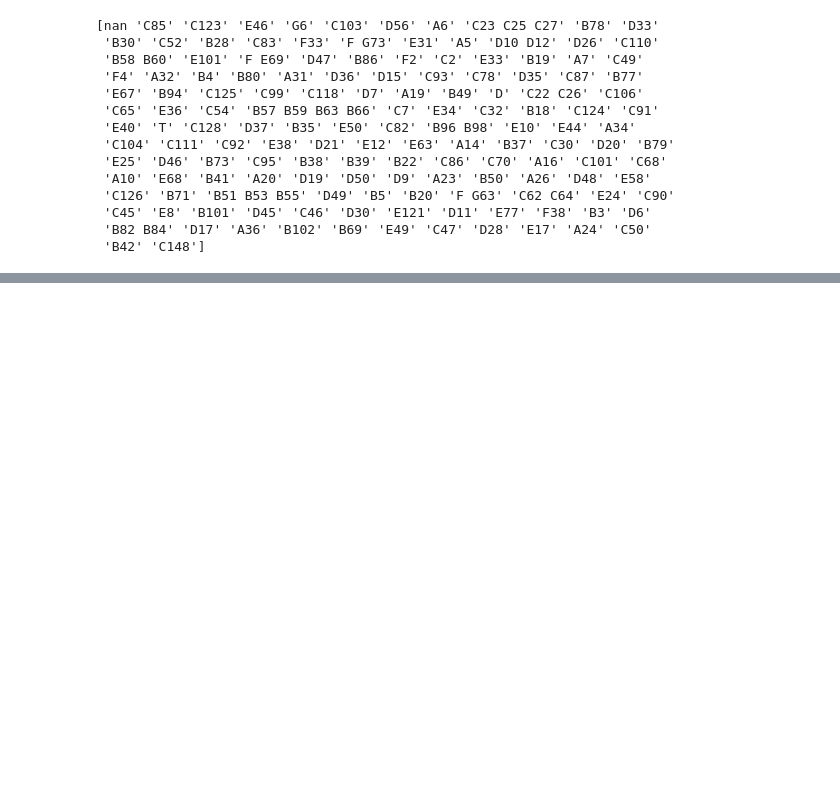
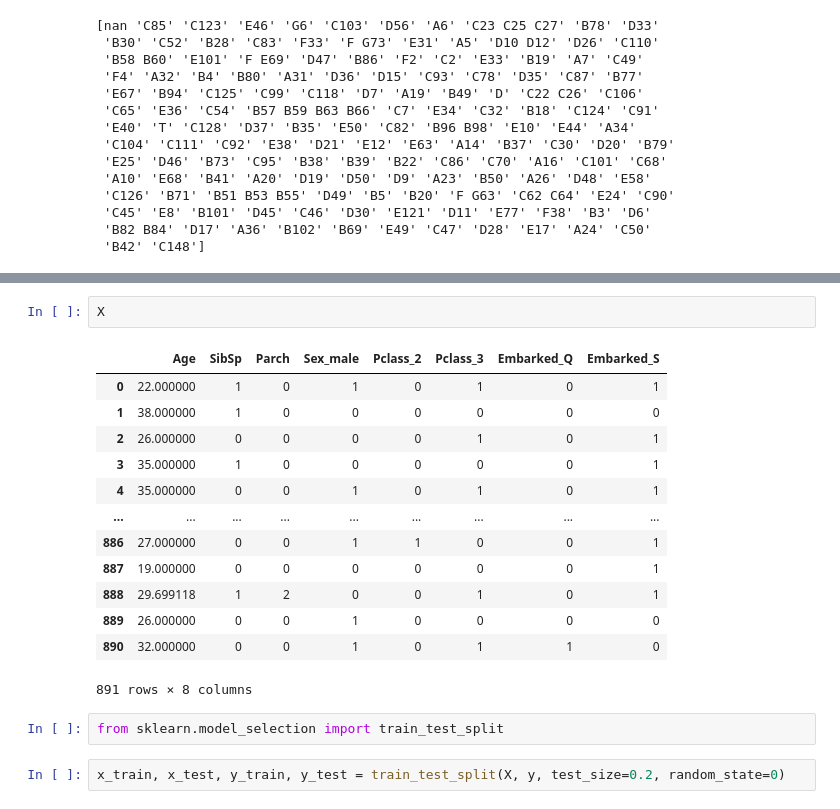
Before and after one commit to uzairwayne/python-sandbox, a Jupyter notebook: PGD-DS-AI-2024/PGD_ML/KNN/knn.ipynb, the cells around one changed output, grey strips where cells are left out. Drawn from its saved outputs; the diff is of its cells as text; blank space fills up the shorter version.

```diff
--- a/PGD-DS-AI-2024/PGD_ML/KNN/knn.ipynb
+++ b/PGD-DS-AI-2024/PGD_ML/KNN/knn.ipynb
@@ -184,0 +387,20 @@ print(df.Cabin.unique())
+# %%
+X
+# %% [output]
+|  | Age | SibSp | Parch | Sex_male | Pclass_2 | Pclass_3 | Embarked_Q | Embarked_S |
+| 0 | 22.000000 | 1 | 0 | 1 | 0 | 1 | 0 | 1 |
+| 1 | 38.000000 | 1 | 0 | 0 | 0 | 0 | 0 | 0 |
+| 2 | 26.000000 | 0 | 0 | 0 | 0 | 1 | 0 | 1 |
+| 3 | 35.000000 | 1 | 0 | 0 | 0 | 0 | 0 | 1 |
+| 4 | 35.000000 | 0 | 0 | 1 | 0 | 1 | 0 | 1 |
+| ... | ... | ... | ... | ... | ... | ... | ... | ... |
+| 886 | 27.000000 | 0 | 0 | 1 | 1 | 0 | 0 | 1 |
+| 887 | 19.000000 | 0 | 0 | 0 | 0 | 0 | 0 | 1 |
+| 888 | 29.699118 | 1 | 2 | 0 | 0 | 1 | 0 | 1 |
+| 889 | 26.000000 | 0 | 0 | 1 | 0 | 0 | 0 | 0 |
+| 890 | 32.000000 | 0 | 0 | 1 | 0 | 1 | 1 | 0 |
+891 rows × 8 columns
+# %%
+from sklearn.model_selection import train_test_split
+# %%
+x_train, x_test, y_train, y_test = train_test_split(X, y, test_size=0.2, random_state=0)
```
Also changed, not shown: parts of 40 cells of this notebook, 1 other file.
